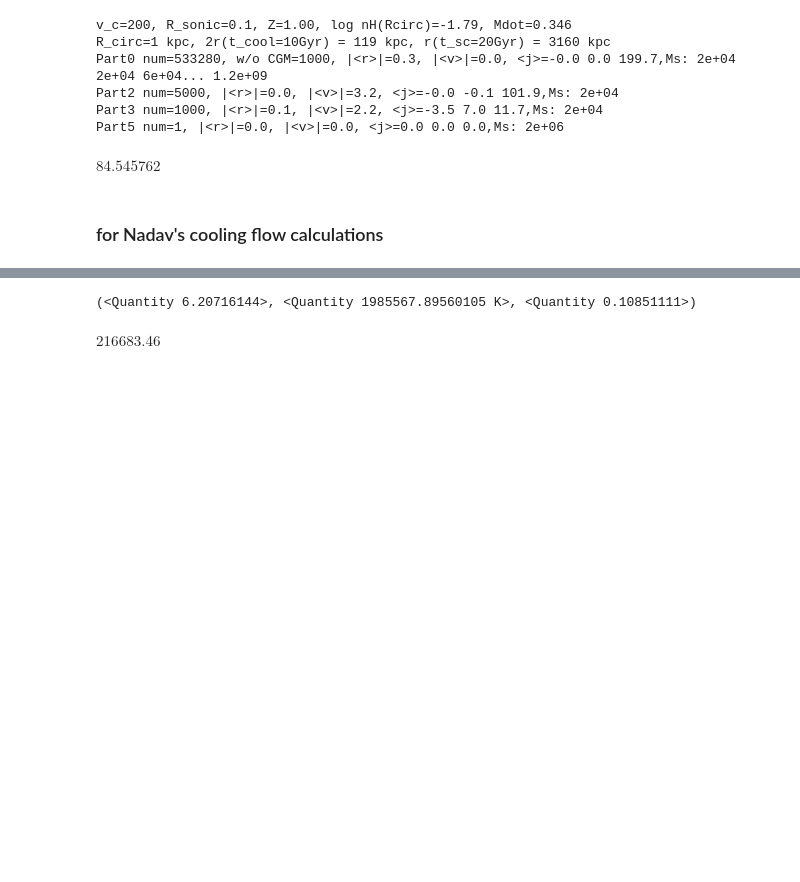
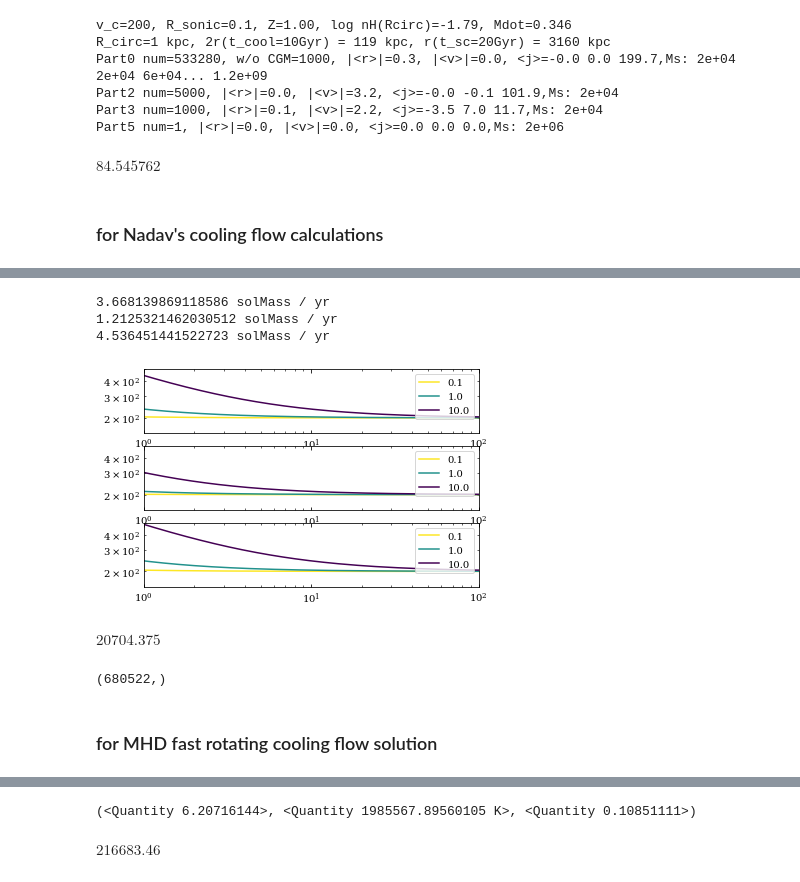
Before and after one commit to spectram/cooling_flow, a Jupyter notebook: ipynb/GIZMO_ICs_grid.ipynb, the cells around one changed output, grey strips where cells are left out. Drawn from its saved outputs; the diff is of its cells as text; code cells hidden in the pictures; blank space fills up the shorter version.

```diff
--- a/ipynb/GIZMO_ICs_grid.ipynb
+++ b/ipynb/GIZMO_ICs_grid.ipynb
@@ -349,0 +442,29 @@ fig_width_half = 3.4
+# %%
+for iPanel,sol in enumerate(sols):
+    Mdot = sol.CF_solution.Mdot
+    print(Mdot)
+    ax = pl.subplot(3,1,iPanel+1)
+    for ii,t in enumerate(10.**np.arange(-1,2)*un.Gyr):
+        c = pl.get_cmap('viridis')(1-ii/2)
+        pl.plot(res.Rs(), ((res.vc2() + cons.G*(t*Mdot).to('Msun')/res.Rs())**0.5).to('km/s'),c=c,label=t.value)
+    pl.loglog()
+    pl.xlim(1,100)
+    pl.ylim(150,500)
+    pl.legend()
+# %% [output]
+3.668139869118586 solMass / yr
+1.2125321462030512 solMass / yr
+4.536451441522723 solMass / yr
+[figure, added]
+# %%
+(4*np.pi/3*2e-3*(10*un.kpc)**3*un.cm**-3 *cons.m_p / (1e4*un.Msun)).to('')
+# %% [output]
+$20704.375 \; \mathrm{}$
+# %%
+import h5py
+f = h5py.File(fiducial.outdirname()+'/init_snapshot.hdf5')
+f['PartType0']['ParticleIDs'][:].shape
+# %% [output]
+(680522,)
+# %% [markdown]
+### for MHD fast rotating cooling flow solution
```
Also changed, not shown: parts of 17 cells of this notebook, 7 other files.
